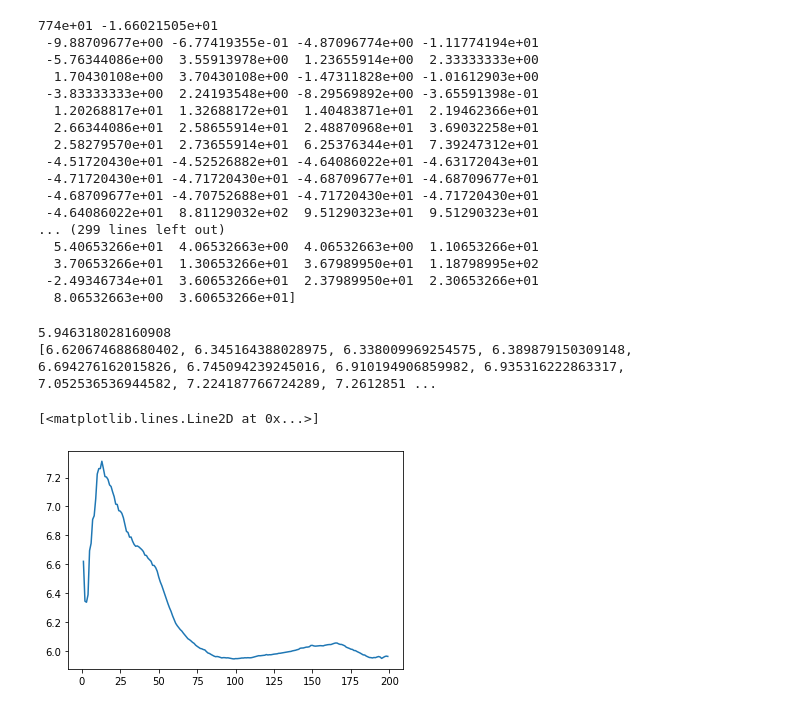
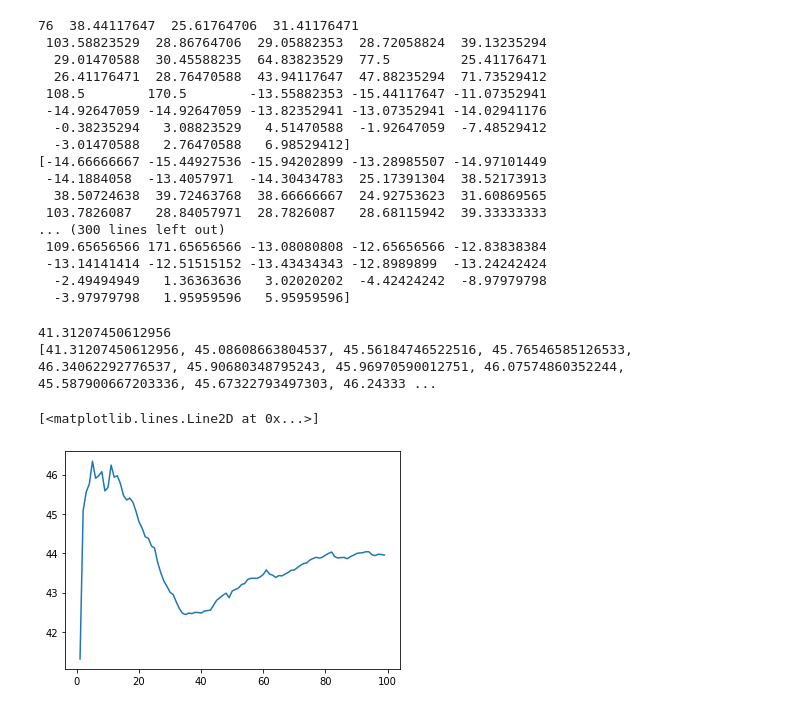
Before and after one commit to JumjieYang/COVID19-ML, a Jupyter notebook: predict.ipynb, the cells around one changed output. Saved outputs shown, nothing was run; the diff lists cells and outputs as text; code cells hidden in the pictures.

```diff
--- a/predict.ipynb
+++ b/predict.ipynb
@@ -28,44 +41,44 @@ time_val = df.loc[df['date'] >= '2020-08-10']
 from math import sqrt
 
 score_list = []
-for k in range(1,200):
+for k in range(1,100):
     score = 0
-    train, val = split_region(2)
-    x_train = train.iloc[:,2:-1]
+    train, val = time_train, time_val
+    x_train = train.loc[:, ['symptom:Anosmia', 'symptom:Asphyxia']]
     y_train = train.iloc[:, -1]
-    x_val = val.iloc[:,2:-1]
+    x_val = val.loc[:, ['symptom:Anosmia', 'symptom:Asphyxia']]
     y_val = val.iloc[:,-1]
     neigh = KNN(k)
     neigh.fit(x_train, y_train)
     y_pred = neigh.predict(x_val)
     print(y_val.values - y_pred)
-    score_list.append(sqrt(metrics.mean_absolute_error(y_val,y_pred)))
+    score_list.append(sqrt(metrics.mean_squared_error(y_val,y_pred)))
 # %% [output]
-774e+01 -1.66021505e+01
- -9.88709677e+00 -6.77419355e-01 -4.87096774e+00 -1.11774194e+01
- -5.76344086e+00  3.55913978e+00  1.23655914e+00  2.33333333e+00
-  1.70430108e+00  3.70430108e+00 -1.47311828e+00 -1.01612903e+00
- -3.83333333e+00  2.24193548e+00 -8.29569892e+00 -3.65591398e-01
-  1.20268817e+01  1.32688172e+01  1.40483871e+01  2.19462366e+01
-  2.66344086e+01  2.58655914e+01  2.48870968e+01  3.69032258e+01
-  2.58279570e+01  2.73655914e+01  6.25376344e+01  7.39247312e+01
- -4.51720430e+01 -4.52526882e+01 -4.64086022e+01 -4.63172043e+01
- -4.71720430e+01 -4.71720430e+01 -4.68709677e+01 -4.68709677e+01
- -4.68709677e+01 -4.70752688e+01 -4.71720430e+01 -4.71720430e+01
- -4.64086022e+01  8.81129032e+02  9.51290323e+01  9.51290323e+01
-... (299 lines left out)
-  5.40653266e+01  4.06532663e+00  4.06532663e+00  1.10653266e+01
-  3.70653266e+01  1.30653266e+01  3.67989950e+01  1.18798995e+02
- -2.49346734e+01  3.60653266e+01  2.37989950e+01  2.30653266e+01
-  8.06532663e+00  3.60653266e+01]
+76  38.44117647  25.61764706  31.41176471
+ 103.58823529  28.86764706  29.05882353  28.72058824  39.13235294
+  29.01470588  30.45588235  64.83823529  77.5         25.41176471
+  26.41176471  28.76470588  43.94117647  47.88235294  71.73529412
+ 108.5        170.5        -13.55882353 -15.44117647 -11.07352941
+ -14.92647059 -14.92647059 -13.82352941 -13.07352941 -14.02941176
+  -0.38235294   3.08823529   4.51470588  -1.92647059  -7.48529412
+  -3.01470588   2.76470588   6.98529412]
+[-14.66666667 -15.44927536 -15.94202899 -13.28985507 -14.97101449
+ -14.1884058  -13.4057971  -14.30434783  25.17391304  38.52173913
+  38.50724638  39.72463768  38.66666667  24.92753623  31.60869565
+ 103.7826087   28.84057971  28.7826087   28.68115942  39.33333333
+... (300 lines left out)
+ 109.65656566 171.65656566 -13.08080808 -12.65656566 -12.83838384
+ -13.14141414 -12.51515152 -13.43434343 -12.8989899  -13.24242424
+  -2.49494949   1.36363636   3.02020202  -4.42424242  -8.97979798
+  -3.97979798   1.95959596   5.95959596]
 # %%
 print(min(score_list))
 print(score_list)
 # %% [output]
-5.946318028160908
-[6.620674688680402, 6.345164388028975, 6.338009969254575, 6.389879150309148, 6.694276162015826, 6.745094239245016, 6.910194906859982, 6.935316222863317, 7.052536536944582, 7.224187766724289, 7.2612851 ...
+41.31207450612956
+[41.31207450612956, 45.08608663804537, 45.56184746522516, 45.76546585126533, 46.34062292776537, 45.90680348795243, 45.96970590012751, 46.07574860352244, 45.587900667203336, 45.67322793497303, 46.24333 ...
 # %%
-plt.plot(range(1,200),score_list)
+plt.plot(range(1,100),score_list)
 # %% [output]
 [<matplotlib.lines.Line2D at 0x...>]
-[figure, old version]
+[figure, new version]
```
Also changed, not shown: parts of 1 cell of this notebook, 2 other files.
